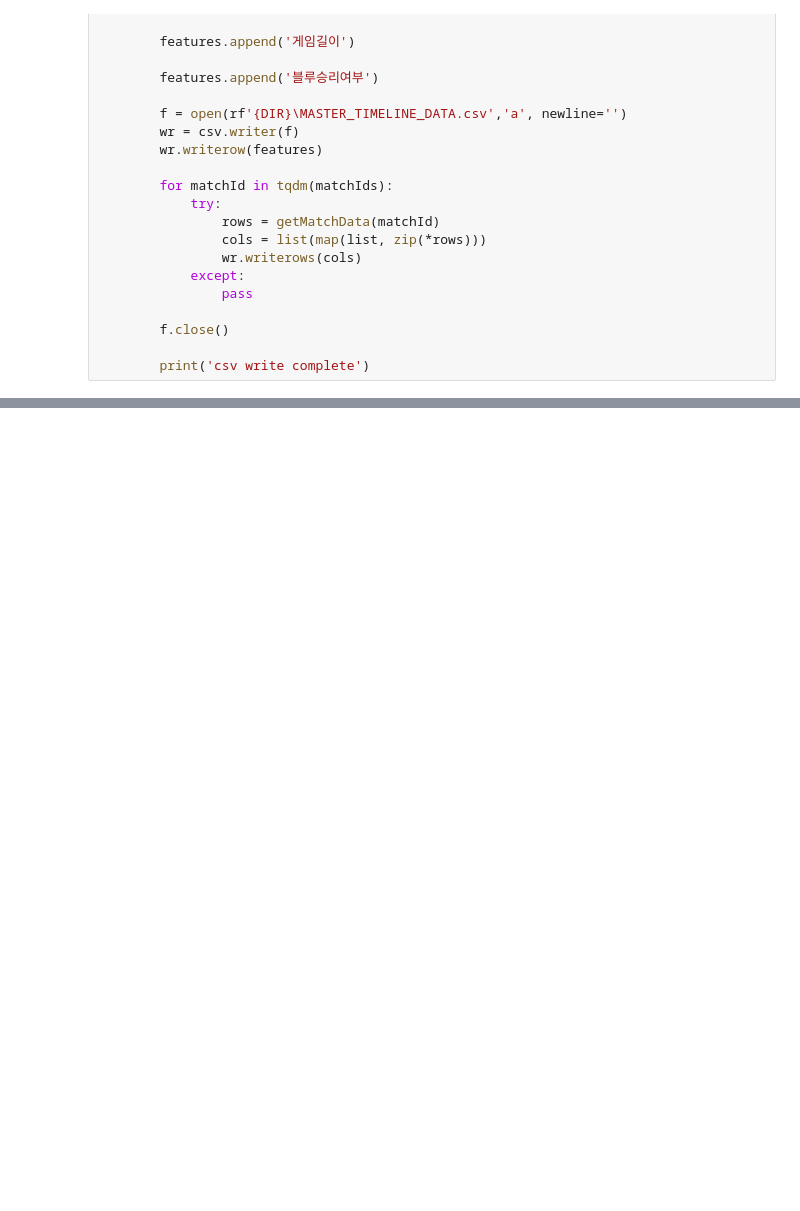
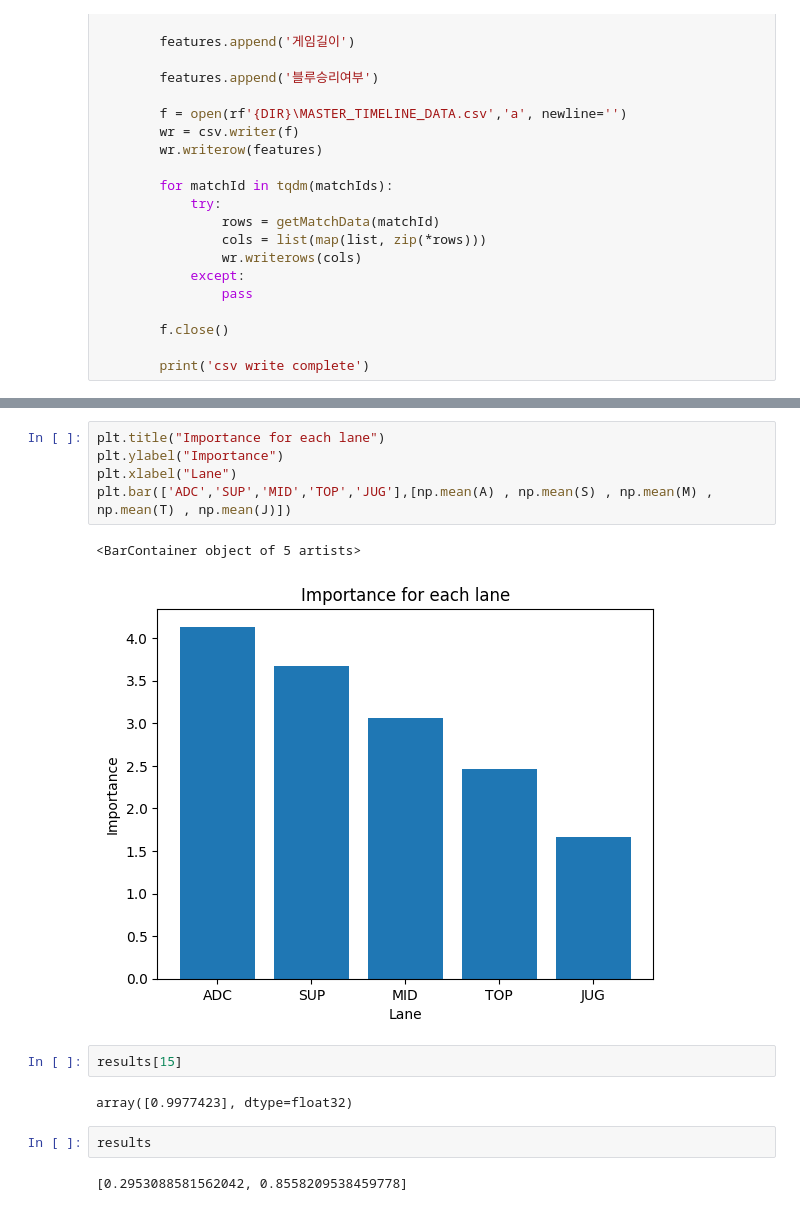
Before and after one commit to Tool-s-Riot/data_collector, a Jupyter notebook: datascience.ipynb, the cells around one changed output, grey strips where cells are left out. Cells and saved outputs as stored; diff of their text form; blank space fills up the shorter version.

```diff
--- a/datascience.ipynb
+++ b/datascience.ipynb
@@ -228,0 +729,16 @@ writeCSVfile(game_files)
+# %%
+plt.title("Importance for each lane")
+plt.ylabel("Importance")
+plt.xlabel("Lane")
+plt.bar(['ADC','SUP','MID','TOP','JUG'],[np.mean(A) , np.mean(S) , np.mean(M) , np.mean(T) , np.mean(J)])
+# %% [output]
+<BarContainer object of 5 artists>
+[figure, added]
+# %%
+results[15]
+# %% [output]
+array([0.9977423], dtype=float32)
+# %%
+results
+# %% [output]
+[0.2953088581562042, 0.8558209538459778]
```
Also changed, not shown: parts of 43 cells of this notebook.
